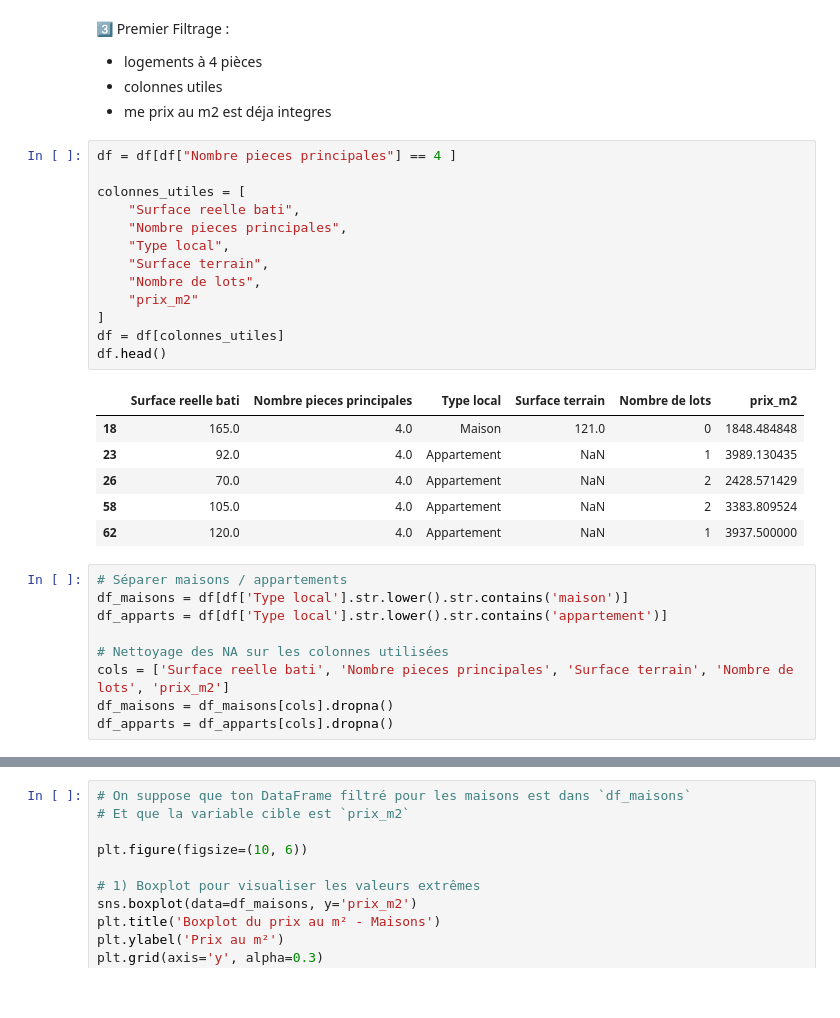
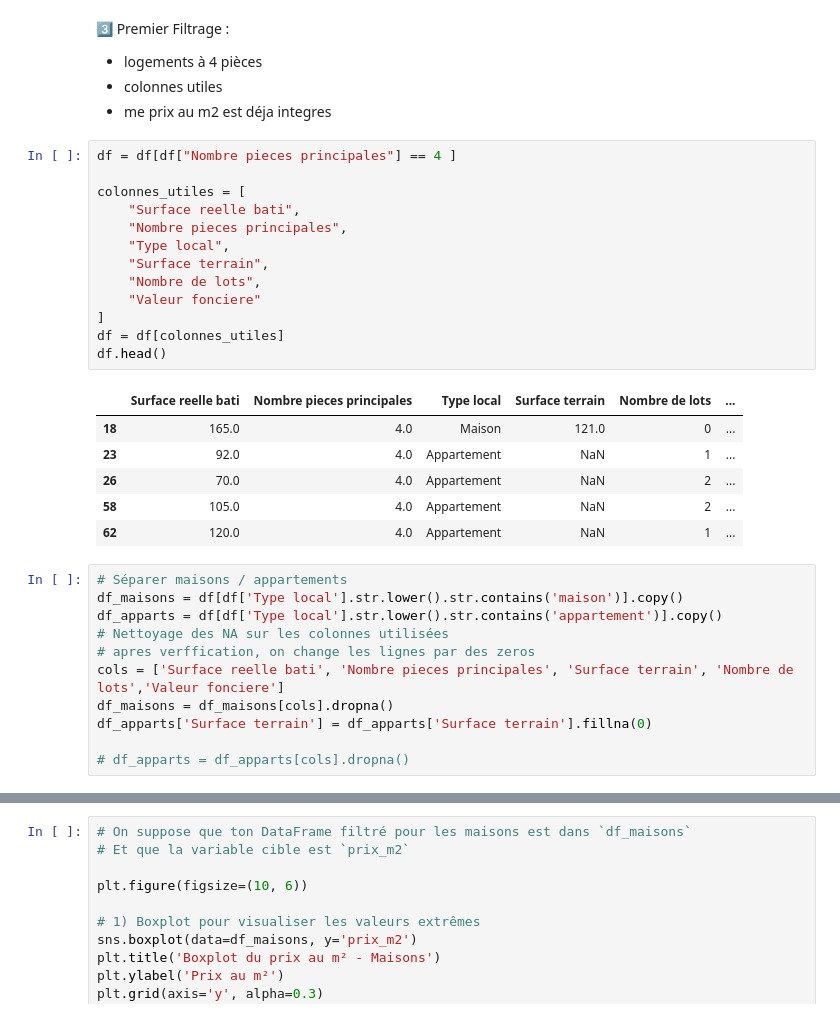
Before and after one commit to benjsant/immoprice_lille_fastapi, a Jupyter notebook: notebooks/phase_1_lille.ipynb, the cells around one changed output, grey strips where cells are left out. Cells and saved outputs as stored; diff of their text form.

```diff
--- a/notebooks/phase_1_lille.ipynb
+++ b/notebooks/phase_1_lille.ipynb
@@ -36,30 +43,32 @@ df.head()
 # %%
 df = df[df["Nombre pieces principales"] == 4 ]
 
 colonnes_utiles = [
     "Surface reelle bati",
     "Nombre pieces principales",
     "Type local",
     "Surface terrain",
     "Nombre de lots",
-    "prix_m2"
+    "Valeur fonciere"
 ]
 df = df[colonnes_utiles]
 df.head()
 # %% [output]
-|  | Surface reelle bati | Nombre pieces principales | Type local | Surface terrain | Nombre de lots | prix_m2 |
-| 18 | 165.0 | 4.0 | Maison | 121.0 | 0 | 1848.484848 |
-| 23 | 92.0 | 4.0 | Appartement | NaN | 1 | 3989.130435 |
-| 26 | 70.0 | 4.0 | Appartement | NaN | 2 | 2428.571429 |
-| 58 | 105.0 | 4.0 | Appartement | NaN | 2 | 3383.809524 |
-| 62 | 120.0 | 4.0 | Appartement | NaN | 1 | 3937.500000 |
+|  | Surface reelle bati | Nombre pieces principales | Type local | Surface terrain | Nombre de lots | ... |
+| 18 | 165.0 | 4.0 | Maison | 121.0 | 0 | ... |
+| 23 | 92.0 | 4.0 | Appartement | NaN | 1 | ... |
+| 26 | 70.0 | 4.0 | Appartement | NaN | 2 | ... |
+| 58 | 105.0 | 4.0 | Appartement | NaN | 2 | ... |
+| 62 | 120.0 | 4.0 | Appartement | NaN | 1 | ... |
 # %%
 # Séparer maisons / appartements
-df_maisons = df[df['Type local'].str.lower().str.contains('maison')]
-df_apparts = df[df['Type local'].str.lower().str.contains('appartement')]
+df_maisons = df[df['Type local'].str.lower().str.contains('maison')].copy()
+df_apparts = df[df['Type local'].str.lower().str.contains('appartement')].copy()
+# Nettoyage des NA sur les colonnes utilisées
+# apres verffication, on change les lignes par des zeros
+cols = ['Surface reelle bati', 'Nombre pieces principales', 'Surface terrain', 'Nombre de lots','Valeur fonciere']
+df_maisons = df_maisons[cols].dropna()
+df_apparts['Surface terrain'] = df_apparts['Surface terrain'].fillna(0)
 
-# Nettoyage des NA sur les colonnes utilisées
-cols = ['Surface reelle bati', 'Nombre pieces principales', 'Surface terrain', 'Nombre de lots', 'prix_m2']
-df_maisons = df_maisons[cols].dropna()
-df_apparts = df_apparts[cols].dropna()
+# df_apparts = df_apparts[cols].dropna()
 # %%
```
Also changed, not shown: parts of 25 cells of this notebook.
